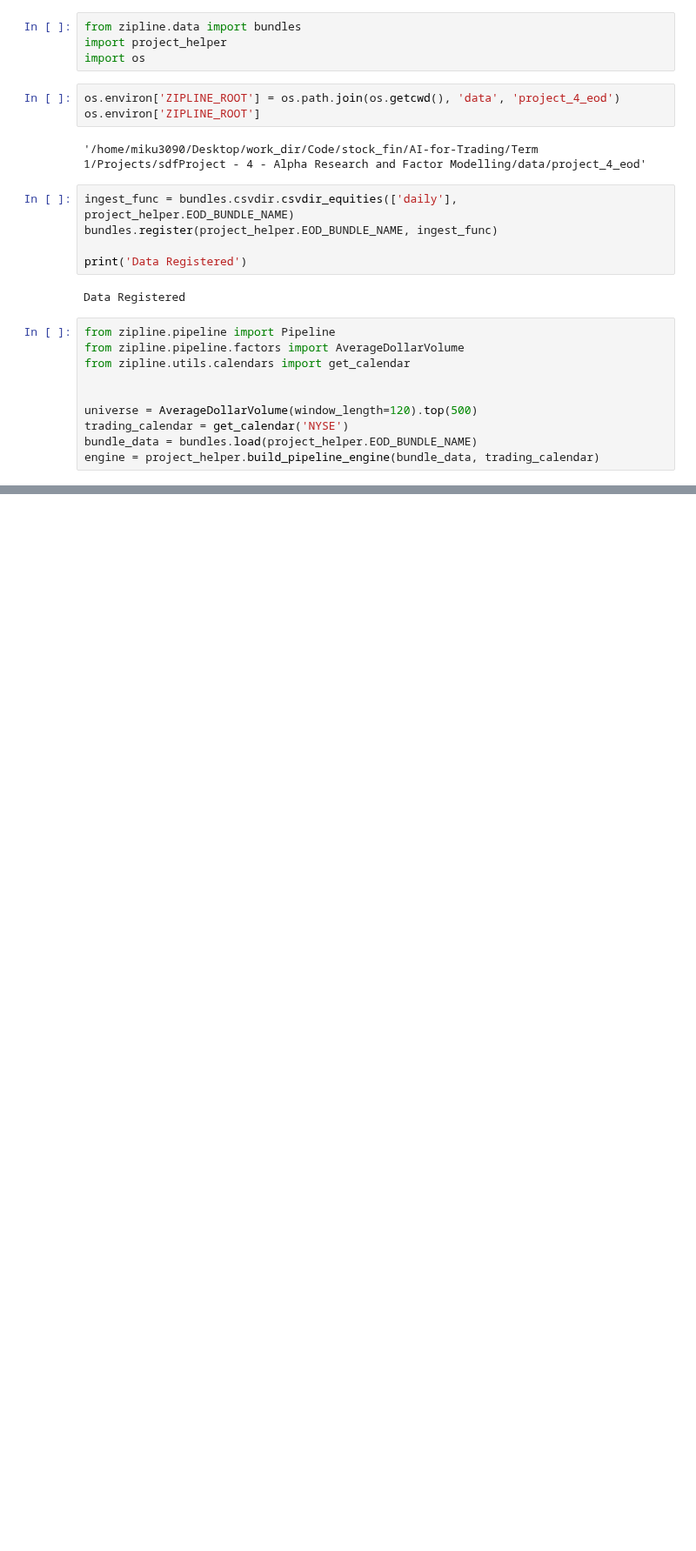
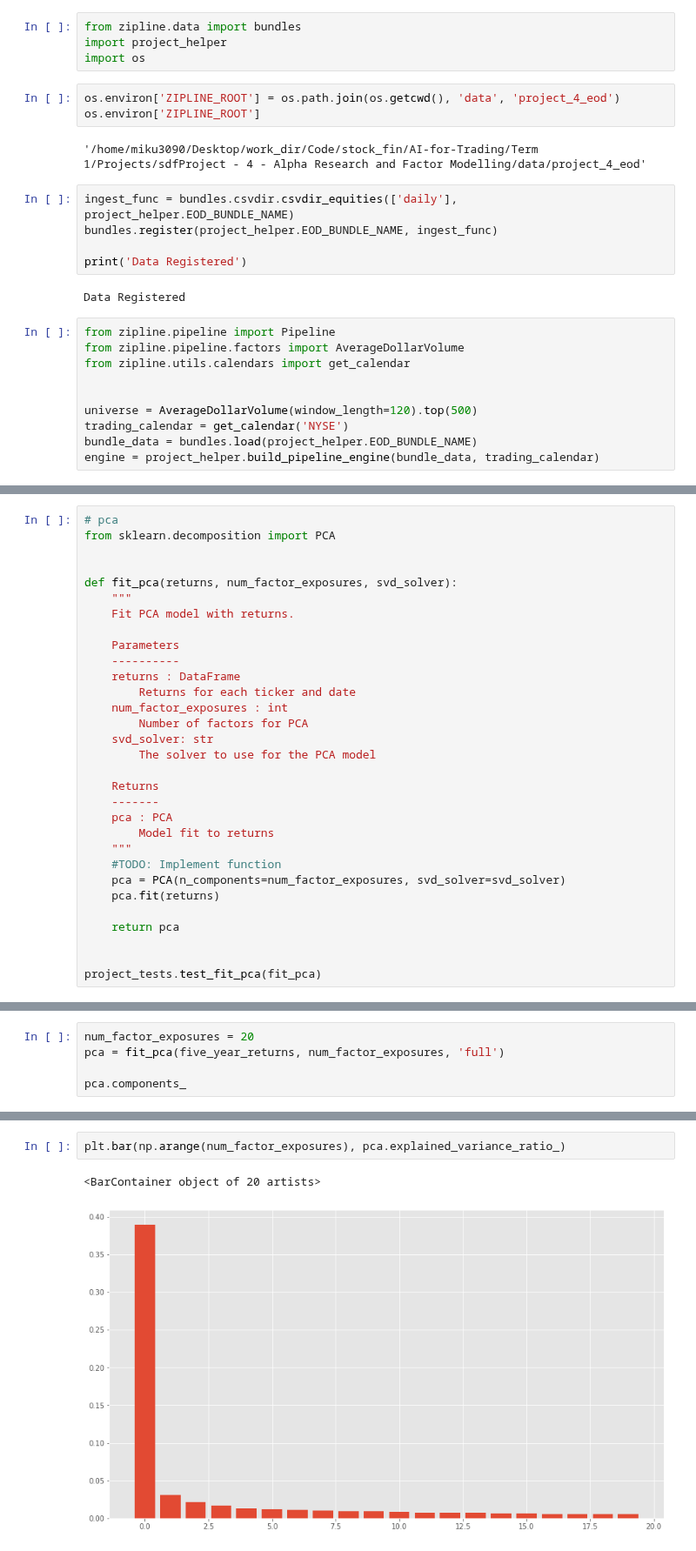
Before and after one commit to akb46mayu/AI-for-Trading, a Jupyter notebook: Term 1/Projects/sdfProject - 4 - Alpha Research and Factor Modelling/mytest.ipynb, the cells around one changed output, grey strips where cells are left out. Shown at 87% size. Drawn from its saved outputs; the diff is of its cells as text; blank space fills up the shorter version.

```diff
--- a/Term 1/Projects/sdfProject - 4 - Alpha Research and Factor Modelling/mytest.ipynb
+++ b/Term 1/Projects/sdfProject - 4 - Alpha Research and Factor Modelling/mytest.ipynb
@@ -79,0 +159,31 @@ engine = project_helper.build_pipeline_engine(bundle_data, trading_calendar)
+# %%
+# pca
+from sklearn.decomposition import PCA
+
+
+def fit_pca(returns, num_factor_exposures, svd_solver):
+    """
+    Fit PCA model with returns.
+
+    Parameters
+    ----------
+    returns : DataFrame
+        Returns for each ticker and date
+    num_factor_exposures : int
+        Number of factors for PCA
+    svd_solver: str
+        The solver to use for the PCA model
+
+    Returns
+    -------
+    pca : PCA
+        Model fit to returns
+    """
+    #TODO: Implement function
+    pca = PCA(n_components=num_factor_exposures, svd_solver=svd_solver)
+    pca.fit(returns)
+
+    return pca
+
+
+project_tests.test_fit_pca(fit_pca)
@@ -79,0 +192,5 @@ engine = project_helper.build_pipeline_engine(bundle_data, trading_calendar)
+# %%
+num_factor_exposures = 20
+pca = fit_pca(five_year_returns, num_factor_exposures, 'full')
+
+pca.components_
@@ -79,0 +215,5 @@ engine = project_helper.build_pipeline_engine(bundle_data, trading_calendar)
+# %%
+plt.bar(np.arange(num_factor_exposures), pca.explained_variance_ratio_)
+# %% [output]
+<BarContainer object of 20 artists>
+[figure, added]
```
Also changed, not shown: parts of 7 cells of this notebook.
